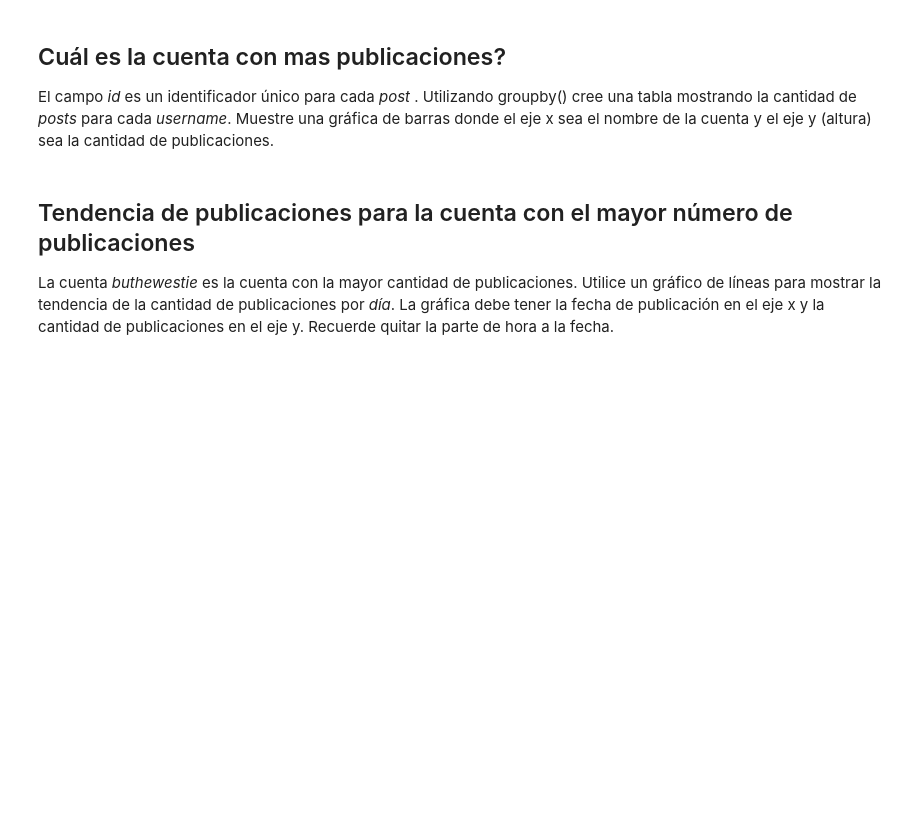
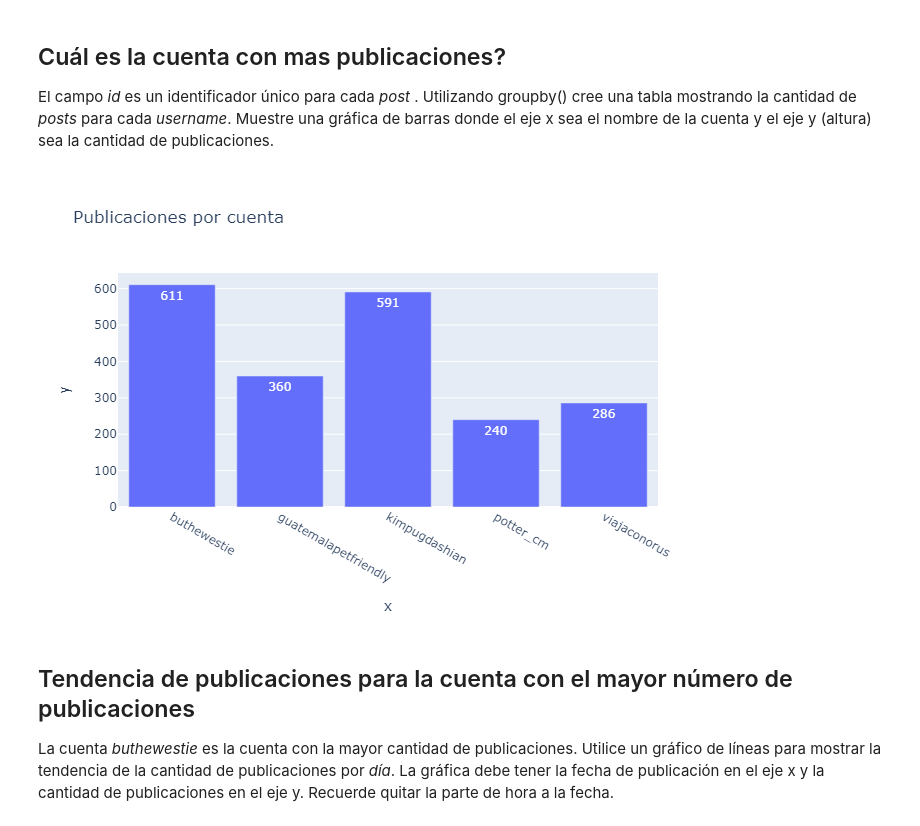
Before and after one commit to asolis1994172/CienciaDatosPython, a Jupyter notebook: laboratorio5_visualizaciones.ipynb, the cells around one changed output. Cells and saved outputs as stored; diff of their text form; code cells hidden in the pictures; blank space fills up the shorter version.

```diff
--- a/laboratorio5_visualizaciones.ipynb
+++ b/laboratorio5_visualizaciones.ipynb
@@ -74,7 +75,10 @@ El campo _id_ es un identificador único para cada _post_ . Utilizando groupby()
 # %%
 publi_mas = data.groupby(["username"])["id"].count()
 # %%
-px.bar(x=publi_mas.index, y=publi_mas, text= publi_mas, title="Publicaciones por cuenta")
+publi = px.bar(x=publi_mas.index, y=publi_mas, text= publi_mas, title="Publicaciones por cuenta")
+publi.show("png")
+# %% [output]
+[figure, added]
 # %% [markdown]
 ## Tendencia de publicaciones para la cuenta con el mayor  número de publicaciones
 
```
Also changed, not shown: parts of 3 cells of this notebook.
